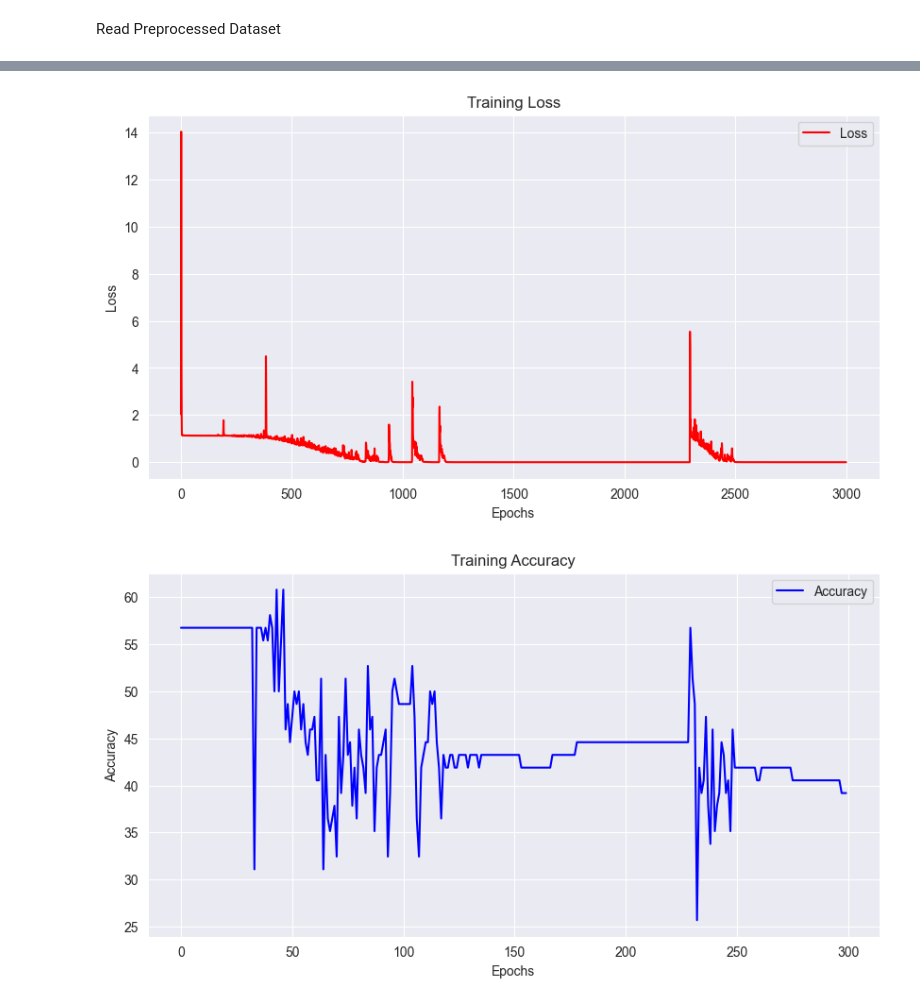
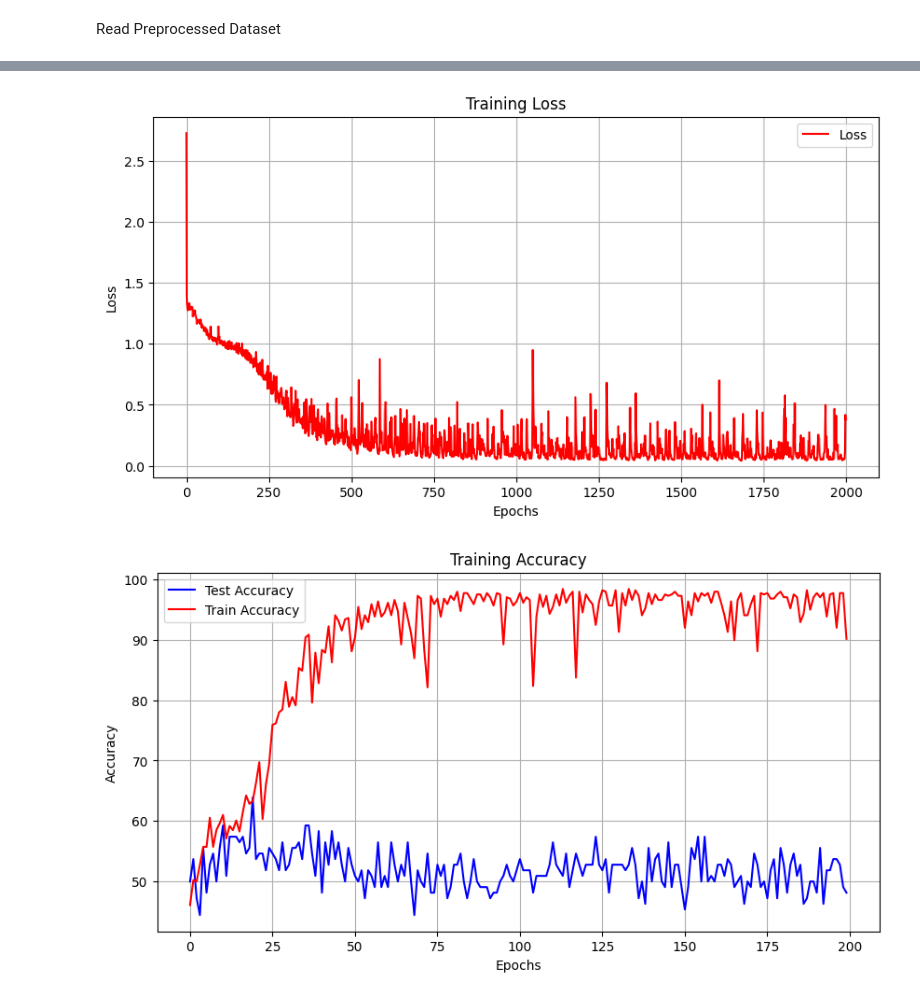
Before and after one commit to calvinhaooo/data_mining_G50, a Jupyter notebook: classification.ipynb, the cells around one changed output, grey strips where cells are left out. Drawn from its saved outputs; the diff is of its cells as text; code cells hidden in the pictures.

```diff
--- a/classification.ipynb
+++ b/classification.ipynb
@@ -14,12 +14,7 @@ Read Preprocessed Dataset
 path = './data/knn_clean_data.csv'
 df = pd.read_csv(path)
 # select relevant features
-moods = df[['ID', 'time', 'mood']]
-moods.sort_values(by=['time'], inplace=True)
-# convert date into int
-moods['time'] = pd.to_datetime(moods['time'])
-moods['time'] -= min(moods['time'])
-moods['time'] = moods['time'].dt.days
+moods = df[['mood', 'ID']]
 # process id and mood
 moods = pd.get_dummies(moods, columns=['ID'])
 moods['mood'] = moods['mood'].round().astype(int)
@@ -57,13 +33,13 @@ See the caveats in the documentation: https://pandas.pydata.org/pandas-docs/stab
 hidden_size = 128  # 隐藏层维度
 num_layers = 2  # LSTM层数
 output_size = 10  # 输出维度
-num_epochs = 3000  # 迭代次数
+num_epochs = 2000  # 迭代次数
 learning_rate = 1e-2  # 学习率
-max_grad_norm = 5.0
+max_grad_norm = 10.0
 
 seq_length = 7
-batch_size = 128
-step = 3
+batch_size = 32
+step = 2
 # generate dataset
 ids = df['ID'].unique()
 id_moods = []
@@ -95,9 +71,9 @@ print('train set size:',len(train_set))
 print('test set size:', len(test_set))
 
 X_train = [element[:seq_length] for element in train_set]
-y_train = [element[seq_length:][0][1:2] for element in train_set]
+y_train = [element[seq_length:][0][:1] for element in train_set]
 X_test = [element[:seq_length] for element in test_set]
-y_test = [element[seq_length:][0][1:2] for element in test_set]
+y_test = [element[seq_length:][0][:1] for element in test_set]
 # convert them into Tensor
 X_train = torch.tensor(X_train, dtype=torch.float32)
 y_train = torch.tensor(y_train, dtype=torch.float32)
@@ -120,7 +96,8 @@ criterion = CrossEntropyLoss()
 optimizer = RMSprop(model.parameters(), lr=learning_rate)
 
 loss_history = []
-accuracy_history = []
+test_acc_history = []
+train_acc_history = []
 batch_num = len(X_train) // batch_size
 # 训练模型
 for epoch in range(num_epochs):
@@ -128,8 +105,6 @@ for epoch in range(num_epochs):
     for i in range(0, len(X_train), batch_size):
         inputs = X_train[i:i + batch_size].to(device)
         targets = y_train[i:i + batch_size].to(device)
-        if len(targets) < batch_size:
-            continue
         # 前向传播
         outputs = model(inputs)
         loss = criterion(outputs, targets.squeeze().long())
@@ -155,11 +130,23 @@ for epoch in range(num_epochs):
                 targets = targets.transpose(0, 1)
                 outputs = model(inputs)
                 _, predicted = torch.max(outputs.data, 1)
-                # print(predicted)
-                # print(targets)
                 total += targets.size(1)
                 correct_matrix = (predicted == targets)
                 correct += (predicted == targets).sum().item()
             print(f'Accuracy on test set: {100 * correct / total:.2f}%')
-            accuracy_history.append(100 * correct / total)
+            test_acc_history.append(100 * correct / total)
+
+            correct = 0
+            total = 0
+            for i in range(0, len(X_train), batch_size):
+                inputs = X_train[i:i + batch_size].to(device)
+                targets = y_train[i:i + batch_size].to(device)
+                targets = targets.transpose(0, 1)
+                outputs = model(inputs)
+                _, predicted = torch.max(outputs.data, 1)
+                total += targets.size(1)
+                correct_matrix = (predicted == targets)
+                correct += (predicted == targets).sum().item()
+            print(f'Accuracy on train set: {100 * correct / total:.2f}%')
+            train_acc_history.append(100 * correct / total)
 # %% [output]
@@ -183,23 +170,24 @@ Accuracy on test set: 39.19%
 # %%
 # visualization
 plt.figure(figsize=(10, 5))
 plt.plot(loss_history, 'r', label='Loss')
 plt.title('Training Loss')
 plt.xlabel('Epochs')
 plt.ylabel('Loss')
 plt.legend()
 plt.grid(True)
 plt.show()
 
 # 绘制准确率图像
 plt.figure(figsize=(10, 5))
-plt.plot(accuracy_history, 'b', label='Accuracy')
+plt.plot(test_acc_history, 'b', label='Test Accuracy')
+plt.plot(train_acc_history, 'r', label='Train Accuracy')
 plt.title('Training Accuracy')
 plt.xlabel('Epochs')
 plt.ylabel('Accuracy')
 plt.legend()
 plt.grid(True)
 plt.show()
 # %% [output]
-[figure, old version]
+[figure, new version]
-[figure, old version]
+[figure, new version]
```
Also changed, not shown: parts of 4 cells of this notebook, 1 other file.
